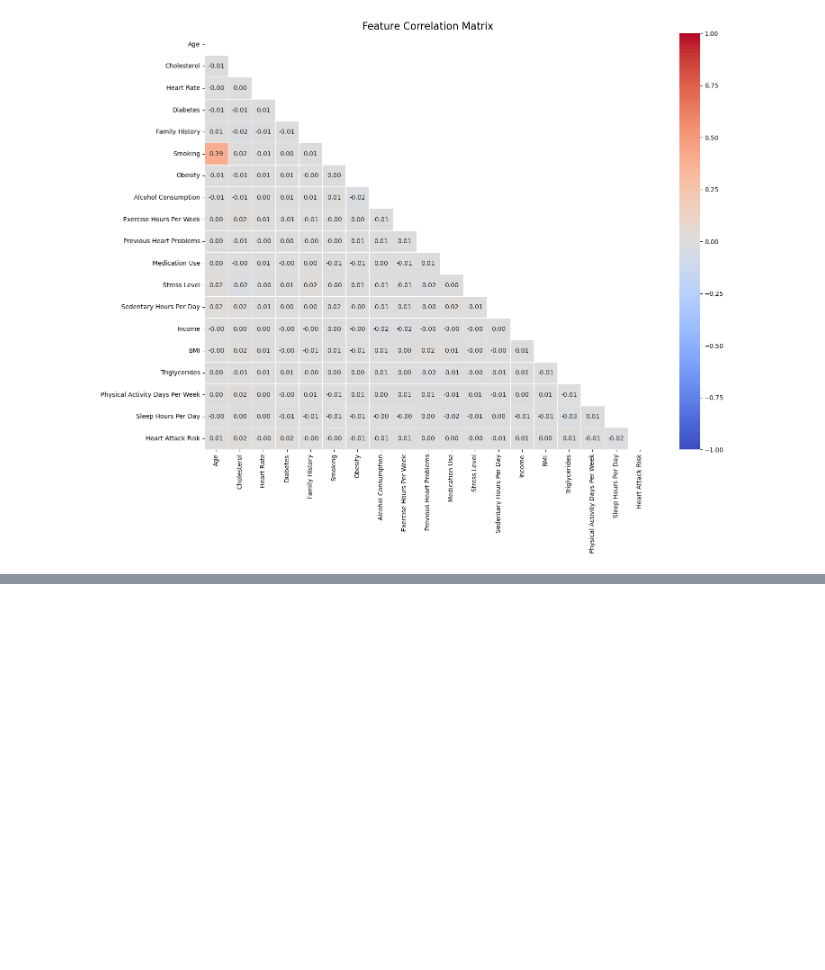
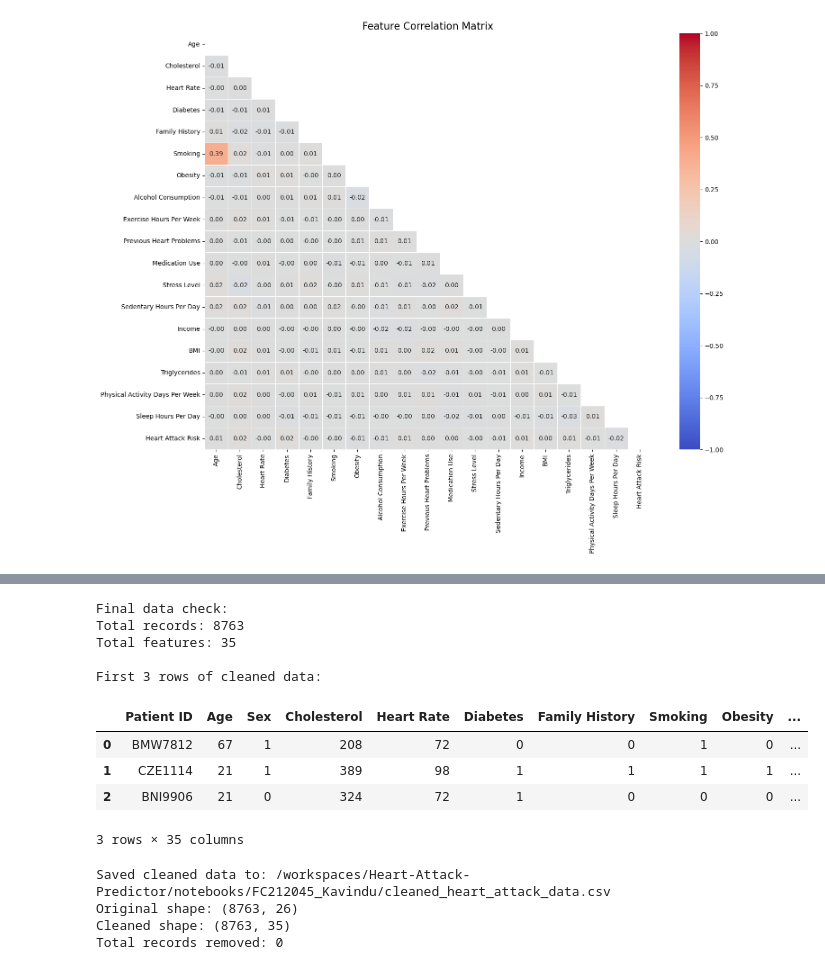
Before and after one commit to Akila-Prabath/Heart-Attack-Predictor, a Jupyter notebook: notebooks/FC212045_Kavindu/pre_process.ipynb, the cells around one changed output, grey strips where cells are left out. Drawn from its saved outputs; the diff is of its cells as text; code cells hidden in the pictures; blank space fills up the shorter version.

Commit message:
Kavindu_new

```diff
--- a/notebooks/FC212045_Kavindu/pre_process.ipynb
+++ b/notebooks/FC212045_Kavindu/pre_process.ipynb
@@ -240,0 +335,10 @@ fig.show()
+# %%
+# : Handle missing values
+cols_to_check = ['Cholesterol', 'BMI', 'Triglycerides']
+for col in cols_to_check:
+    if df[col].isnull().sum() > 0:
+        median_val = df[col].median()
+        df[col] = df[col].fillna(median_val)
+        print(f"Filled {df[col].isnull().sum()} missing values in {col} with median {median_val:.2f}")
+    else:
+        print(f"No missing values in {col}")
@@ -240,0 +466,20 @@ fig.show()
+# %%
+# : Feature engineering
+# Hypertension flag
+df['Hypertension'] = ((df['Systolic_BP'] >= 140) | (df['Diastolic_BP'] >= 90)).astype(int)
+print(f"Hypertension cases: {df['Hypertension'].sum()}")
+
+# Metabolic syndrome risk
+df['Metabolic_Risk'] = (
+    (df['BMI'] >= 30) |
+    (df['Triglycerides'] >= 150) |
+    (df['Cholesterol'] >= 240)
+).astype(int)
+print(f"Metabolic syndrome risk cases: {df['Metabolic_Risk'].sum()}")
+
+# Activity imbalance
+df['Sedentary_Ratio'] = df['Sedentary Hours Per Day'] / (df['Exercise Hours Per Week']/7 + 1e-6)
+print("Created Sedentary_Ratio feature")
+
+print("\nNew features summary:")
+display(df[['Hypertension', 'Metabolic_Risk', 'Sedentary_Ratio']].describe())
@@ -240,0 +501,29 @@ fig.show()
+# %%
+# : Final data check and save
+print("Final data check:")
+print(f"Total records: {len(df)}")
+print(f"Total features: {len(df.columns)}")
+print("\nFirst 3 rows of cleaned data:")
+display(df.head(3))
+
+# Save cleaned data
+df.to_csv(output_file, index=False)
+print(f"\nSaved cleaned data to: {output_file}")
+print(f"Original shape: {original_shape}")
+print(f"Cleaned shape: {df.shape}")
+print(f"Total records removed: {original_shape[0] - len(df)}")
+# %% [output]
+Final data check:
+Total records: 8763
+Total features: 35
+
+First 3 rows of cleaned data:
+|  | Patient ID | Age | Sex | Cholesterol | Heart Rate | Diabetes | Family History | Smoking | Obesity | ... |
+| 0 | BMW7812 | 67 | 1 | 208 | 72 | 0 | 0 | 1 | 0 | ... |
+| 1 | CZE1114 | 21 | 1 | 389 | 98 | 1 | 1 | 1 | 1 | ... |
+| 2 | BNI9906 | 21 | 0 | 324 | 72 | 1 | 0 | 0 | 0 | ... |
+3 rows × 35 columns
+Saved cleaned data to: /workspaces/Heart-Attack-Predictor/notebooks/FC212045_Kavindu/cleaned_heart_attack_data.csv
+Original shape: (8763, 26)
+Cleaned shape: (8763, 35)
+Total records removed: 0
```
Also changed, not shown: parts of 14 cells of this notebook, 1 other file.
